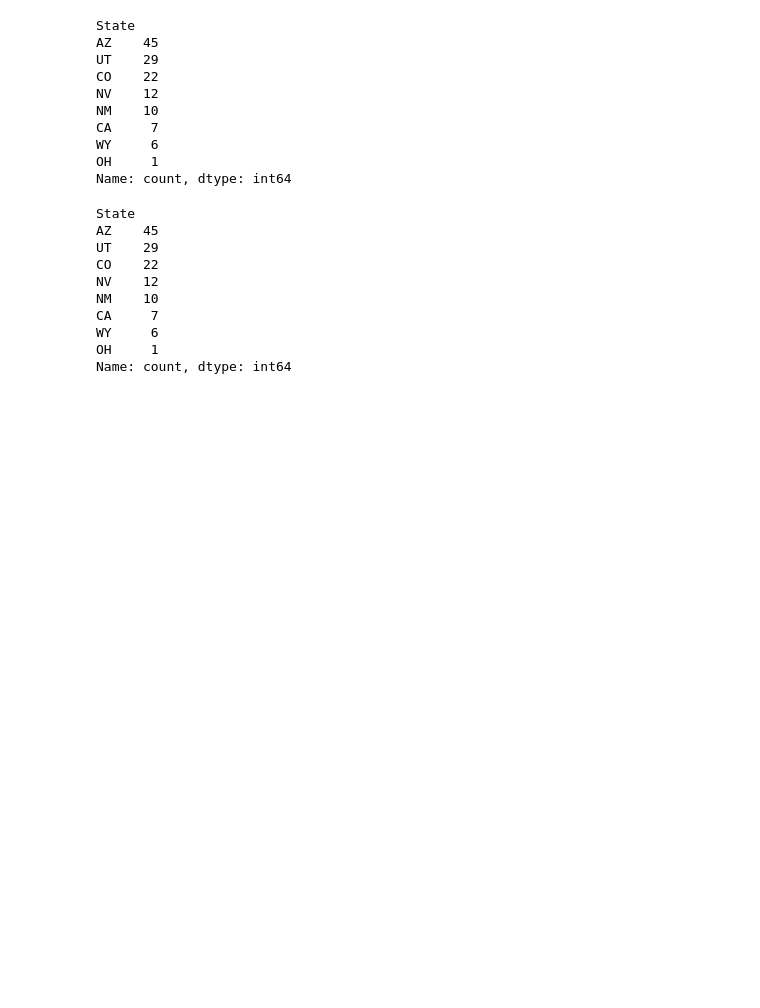
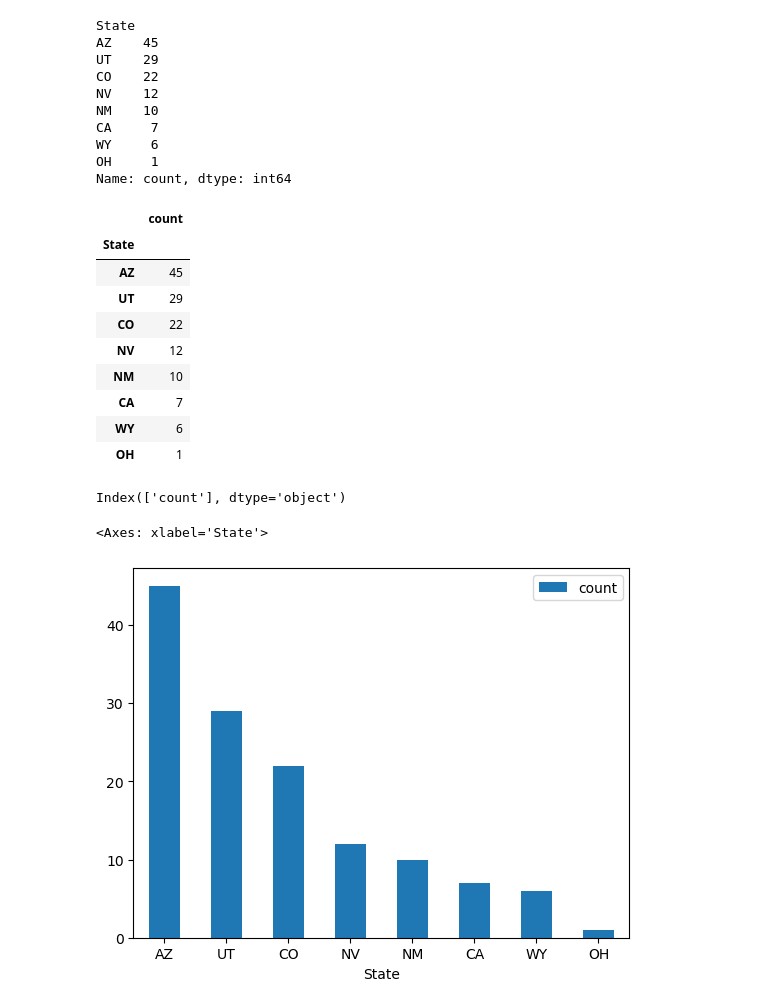
Before and after one commit to cloover7/eds220-2026-sections, a Jupyter notebook: section-2-co-basin-water-conflicts.ipynb, the cells around one changed output. Drawn from its saved outputs; the diff is of its cells as text; code cells hidden in the pictures; blank space fills up the shorter version.

Commit message:
graphing yay

```diff
--- a/section-2-co-basin-water-conflicts.ipynb
+++ b/section-2-co-basin-water-conflicts.ipynb
@@ -188,15 +188,25 @@ OH     1
 Name: count, dtype: int64
 # %%
 exploded2 = df.loc[df['Conflict Present'] == 'Y', 'State'].str.split(';').explode().str.strip()
-exploded2.value_counts()
+exploded3 = pd.DataFrame(exploded2.value_counts())
+exploded3
 # %% [output]
-State
-AZ    45
-UT    29
-CO    22
-NV    12
-NM    10
-CA     7
-WY     6
-OH     1
-Name: count, dtype: int64
+|  | count |
+| State |  |
+| AZ | 45 |
+| UT | 29 |
+| CO | 22 |
+| NV | 12 |
+| NM | 10 |
+| CA | 7 |
+| WY | 6 |
+| OH | 1 |
+# %%
+exploded3.columns
+# %% [output]
+Index(['count'], dtype='object')
+# %%
+exploded3.plot.bar(y = 'count', rot = 0)
+# %% [output]
+<Axes: xlabel='State'>
+[figure, added]
```
